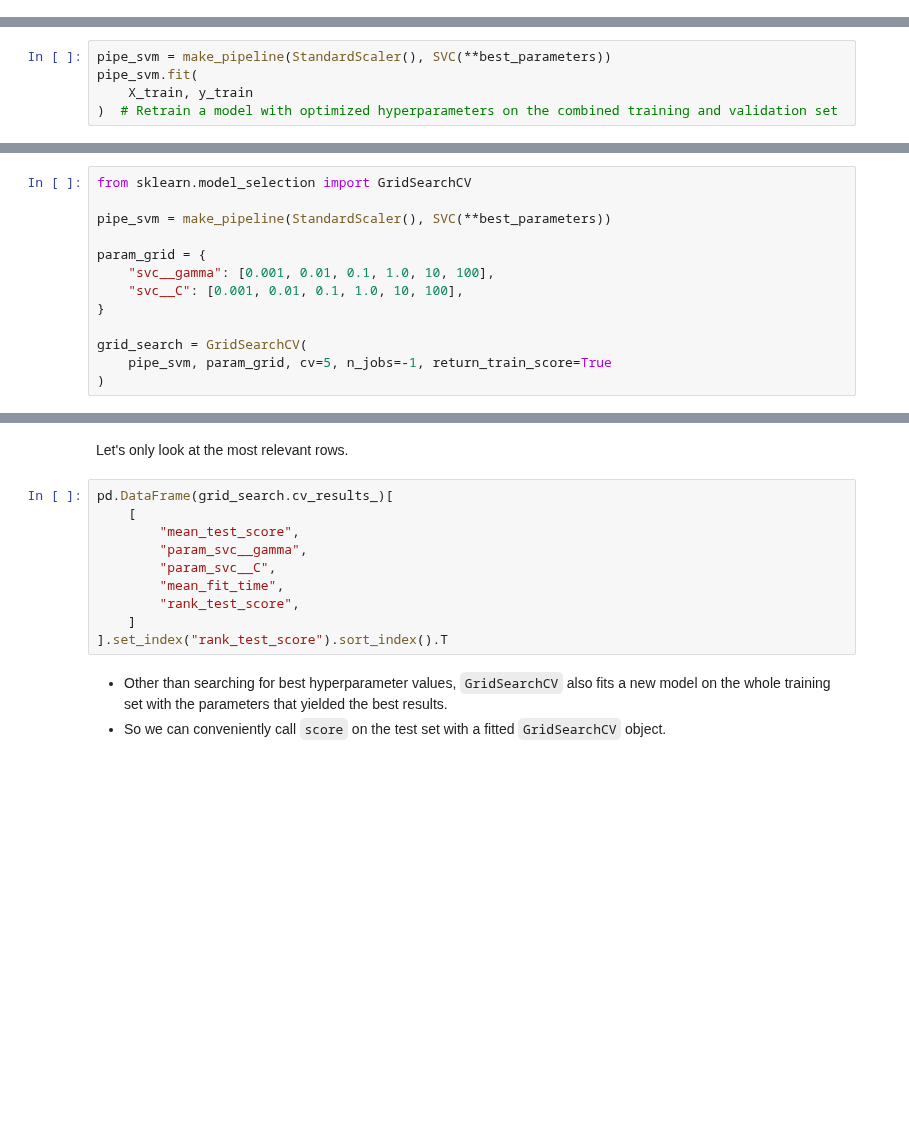
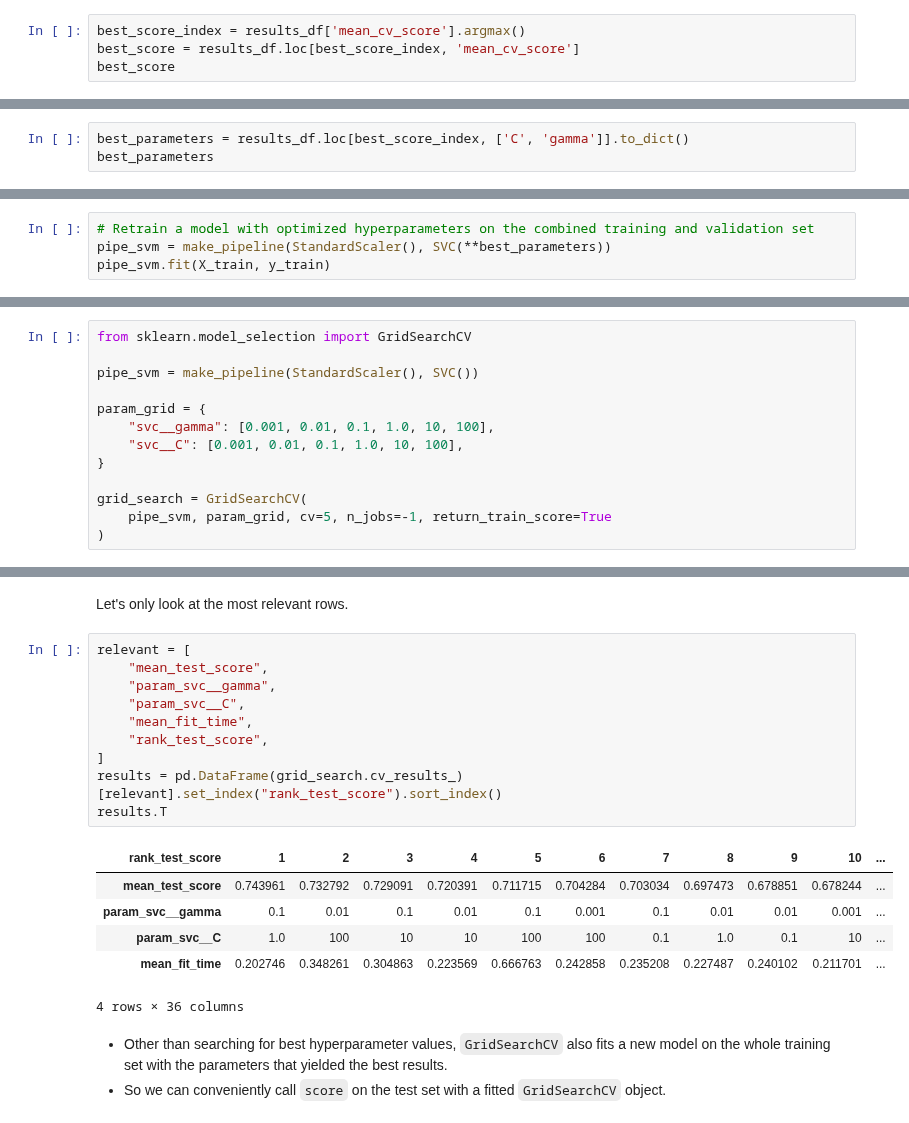
Before and after one commit to UBC-CS/cpsc330-2023s, a Jupyter notebook: lectures/08_hyperparameter-optimization.ipynb, the cells around one changed output, grey strips where cells are left out. Saved outputs shown, nothing was run; the diff lists cells and outputs as text; blank space fills up the shorter version.

```diff
--- a/lectures/08_hyperparameter-optimization.ipynb
+++ b/lectures/08_hyperparameter-optimization.ipynb
@@ -192,0 +190,4 @@ for gamma in param_grid["gamma"]:
+# %%
+best_score_index = results_df['mean_cv_score'].argmax()
+best_score = results_df.loc[best_score_index, 'mean_cv_score']
+best_score
@@ -192,0 +196,3 @@ for gamma in param_grid["gamma"]:
+# %%
+best_parameters = results_df.loc[best_score_index, ['C', 'gamma']].to_dict()
+best_parameters
@@ -221,5 +291,4 @@ Once we have optimized hyperparameters, we retrain a model on the full training
 # %%
+# Retrain a model with optimized hyperparameters on the combined training and validation set
 pipe_svm = make_pipeline(StandardScaler(), SVC(**best_parameters))
-pipe_svm.fit(
-    X_train, y_train
-)  # Retrain a model with optimized hyperparameters on the combined training and validation set
+pipe_svm.fit(X_train, y_train)
@@ -252,7 +331,7 @@ The method considers product of the sets and then evaluates each combination one
 # %%
 from sklearn.model_selection import GridSearchCV
 
-pipe_svm = make_pipeline(StandardScaler(), SVC(**best_parameters))
+pipe_svm = make_pipeline(StandardScaler(), SVC())
 
 param_grid = {
     "svc__gamma": [0.001, 0.01, 0.1, 1.0, 10, 100],
@@ -293,15 +428,22 @@ display(results.T)
 # %% [markdown]
 Let's only look at the most relevant rows.
 # %%
-pd.DataFrame(grid_search.cv_results_)[
-    [
-        "mean_test_score",
-        "param_svc__gamma",
-        "param_svc__C",
-        "mean_fit_time",
-        "rank_test_score",
-    ]
-].set_index("rank_test_score").sort_index().T
+relevant = [
+    "mean_test_score",
+    "param_svc__gamma",
+    "param_svc__C",
+    "mean_fit_time",
+    "rank_test_score",
+]
+results = pd.DataFrame(grid_search.cv_results_)[relevant].set_index("rank_test_score").sort_index()
+results.T
+# %% [output]
+| rank_test_score | 1 | 2 | 3 | 4 | 5 | 6 | 7 | 8 | 9 | 10 | ... |
+| mean_test_score | 0.743961 | 0.732792 | 0.729091 | 0.720391 | 0.711715 | 0.704284 | 0.703034 | 0.697473 | 0.678851 | 0.678244 | ... |
+| param_svc__gamma | 0.1 | 0.01 | 0.1 | 0.01 | 0.1 | 0.001 | 0.1 | 0.01 | 0.01 | 0.001 | ... |
+| param_svc__C | 1.0 | 100 | 10 | 10 | 100 | 100 | 0.1 | 1.0 | 0.1 | 10 | ... |
+| mean_fit_time | 0.202746 | 0.348261 | 0.304863 | 0.223569 | 0.666763 | 0.242858 | 0.235208 | 0.227487 | 0.240102 | 0.211701 | ... |
+4 rows × 36 columns
 # %% [markdown]
 - Other than searching for best hyperparameter values, `GridSearchCV` also fits a new model on the whole training set with the parameters that yielded the best results.
 - So we can conveniently call `score` on the test set with a fitted `GridSearchCV` object.
```
Also changed, not shown: parts of 97 cells of this notebook.
